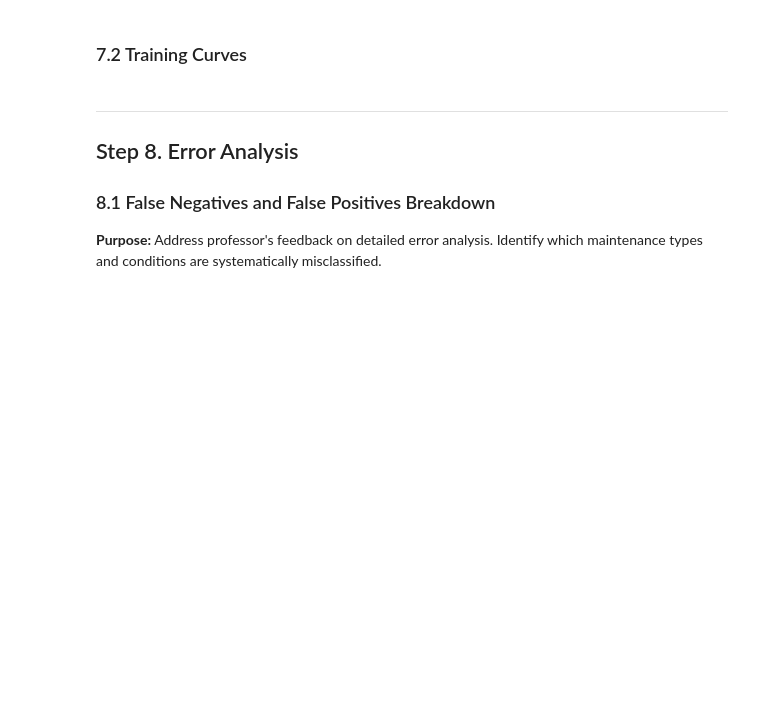
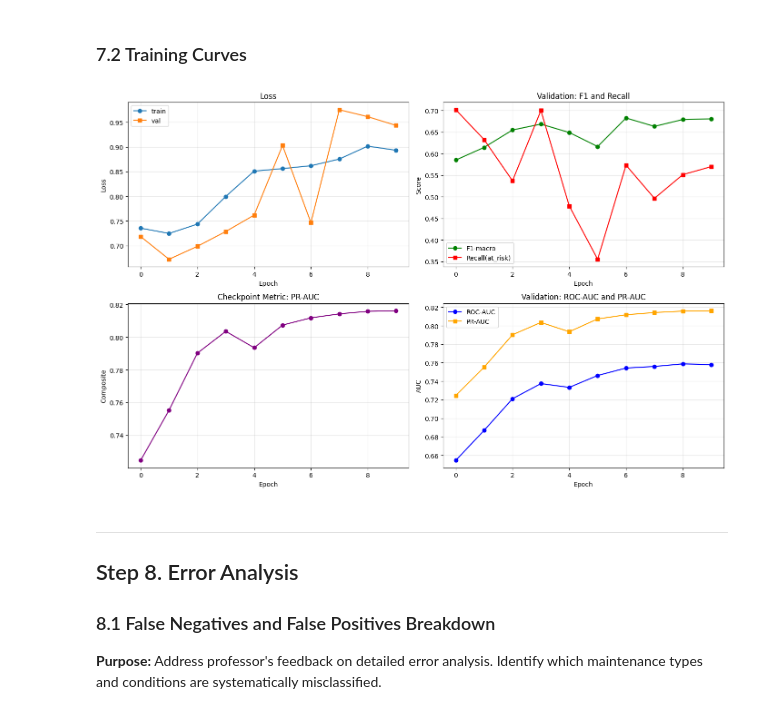
Before and after one commit to haunk/AML_Aircraft_Maintenance_Prediction, a Jupyter notebook: transformer-pipeline.ipynb, the cells around one changed output. Cells and saved outputs as stored; diff of their text form; code cells hidden in the pictures; blank space fills up the shorter version.

```diff
--- a/transformer-pipeline.ipynb
+++ b/transformer-pipeline.ipynb
@@ -70,7 +70,7 @@ torch.manual_seed(SEED)
 # =====================================================================
 # RUN MODE -- TOGGLE THIS
 # =====================================================================
-RUN_MODE = 'full'   # 'subset' for fast pipeline test (500 flights)
+RUN_MODE = 'subset'   # 'subset' for fast pipeline test (500 flights)
                       # 'full'   for real run on all flights
 
 SUBSET_PER_CLASS = 250  # used only in 'subset' mode (250 + 250 = 500 flights)
@@ -91,12 +91,12 @@ WEIGHT_DECAY = 1e-4
 
 # Experiment
 D_MODEL = 256
-N_HEAD  = 8
-NUM_LAYERS = 4
+N_HEAD  = 4
+NUM_LAYERS = 5
 DIM_FEEDFORWARD = 1024
 LR = 1e-4
-DROPOUT = 0.1
-N_EPOCHS   = 15    # full run; reduce to 5 for quick test in subset mode
+DROPOUT = 0.08
+N_EPOCHS   = 10    # full run; reduce to 5 for quick test in subset mode
 
 # =====================================================================
 # COMPOSITE SCORE WEIGHTS (for best-model selection during training)
@@ -768,29 +960,31 @@ display(interpretation)
 # %%
 import matplotlib.pyplot as plt
 
 fig, axes = plt.subplots(2, 2, figsize=(14, 9))
 
 axes[0, 0].plot(history['train_loss'], label='train', marker='o')
 axes[0, 0].plot(history['val_loss'],   label='val',   marker='s')
 axes[0, 0].set_xlabel('Epoch'); axes[0, 0].set_ylabel('Loss')
 axes[0, 0].set_title('Loss'); axes[0, 0].legend(); axes[0, 0].grid(alpha=0.3)
 
 axes[0, 1].plot(history['val_f1'], color='green', marker='o', label='F1-macro')
 axes[0, 1].plot(history['val_recall_fail'], color='red', marker='s', label='Recall(at_risk)')
 axes[0, 1].set_xlabel('Epoch'); axes[0, 1].set_ylabel('Score')
 axes[0, 1].set_title('Validation: F1 and Recall'); axes[0, 1].legend(); axes[0, 1].grid(alpha=0.3)
 
 axes[1, 0].plot(history['val_composite'], color='purple', marker='o')
 axes[1, 0].set_xlabel('Epoch'); axes[1, 0].set_ylabel('Composite')
-axes[1, 0].set_title(f'Composite ({W_RECALL_FAIL}*RecallFail + {W_F1_MACRO}*F1)')
+axes[1, 0].set_title('Checkpoint Metric: PR-AUC')
 axes[1, 0].grid(alpha=0.3)
 
 axes[1, 1].plot(history['val_roc_auc'], color='blue', marker='o', label='ROC-AUC')
 axes[1, 1].plot(history['val_pr_auc'], color='orange', marker='s', label='PR-AUC')
 axes[1, 1].set_xlabel('Epoch'); axes[1, 1].set_ylabel('AUC')
 axes[1, 1].set_title('Validation: ROC-AUC and PR-AUC'); axes[1, 1].legend(); axes[1, 1].grid(alpha=0.3)
 
 plt.tight_layout(); plt.show()
+# %% [output]
+[figure, added]
 # %% [markdown]
 ---
 ## Step 8. Error Analysis
```
Also changed, not shown: parts of 23 cells of this notebook, 15 other files.
